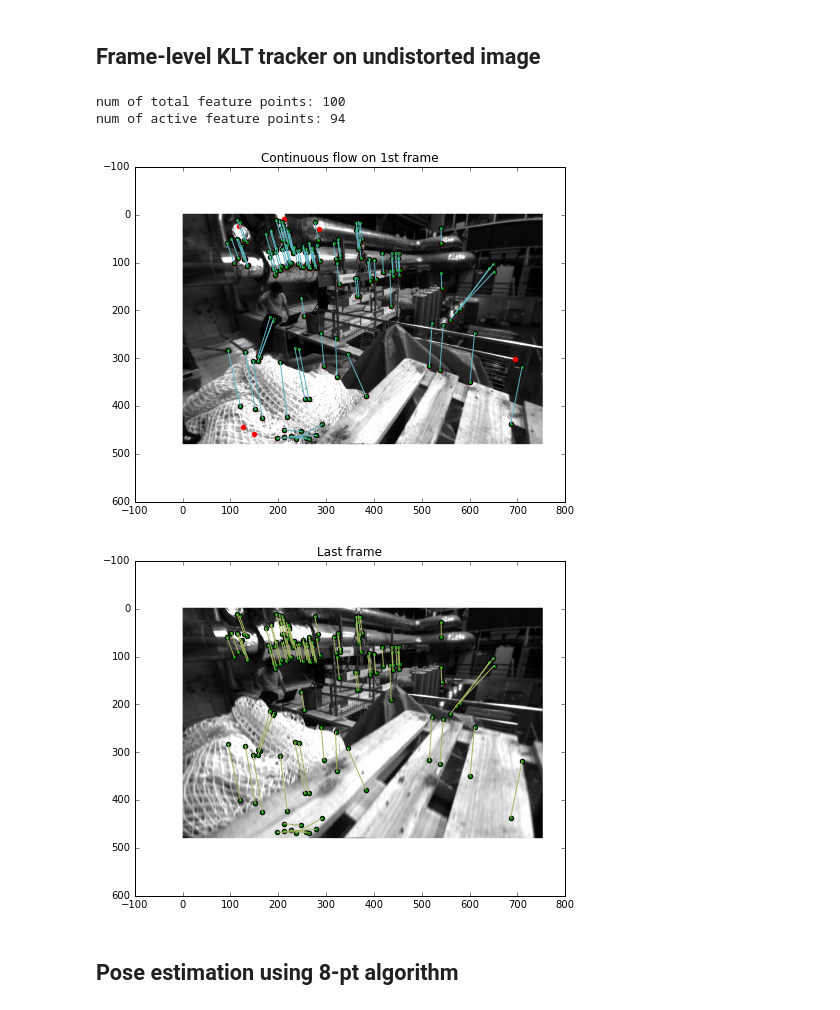
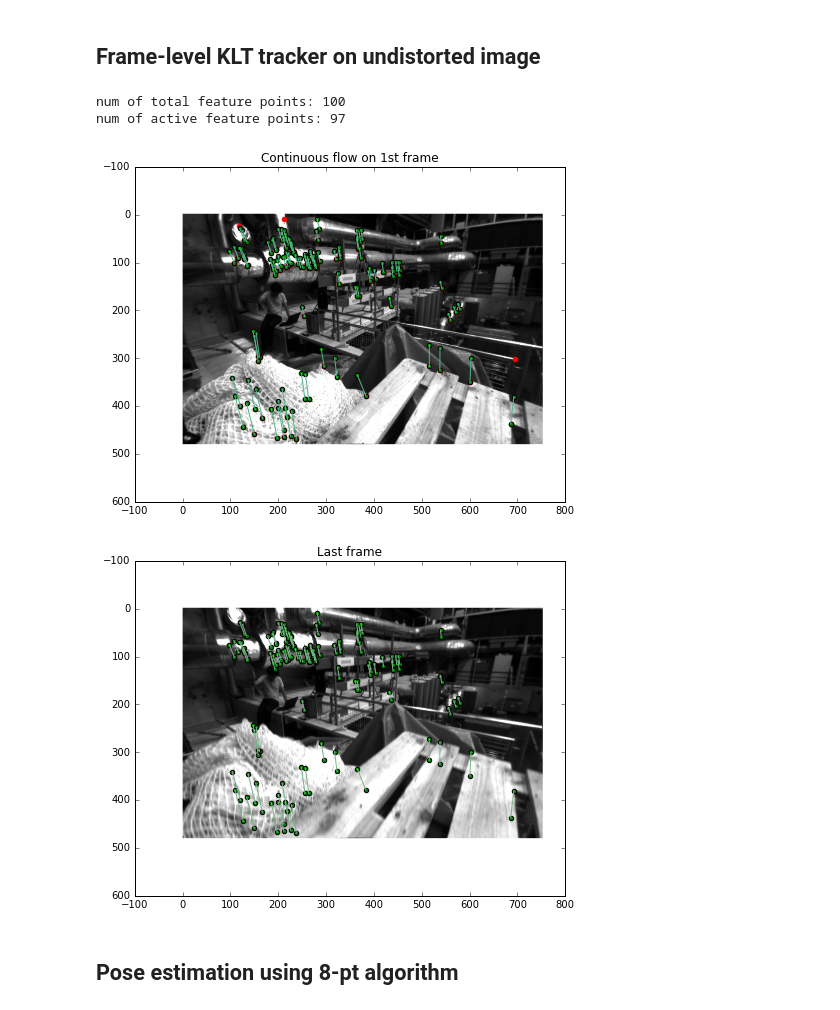
Before and after one commit to jinchenglee/EuRoC_MAV_dataset_tools, a Jupyter notebook: KLT_on_EuRoc_MAV_dataset.ipynb, the cells around one changed output. Saved outputs shown, nothing was run; the diff lists cells and outputs as text; code cells hidden in the pictures.

```diff
--- a/KLT_on_EuRoc_MAV_dataset.ipynb
+++ b/KLT_on_EuRoc_MAV_dataset.ipynb
@@ -217,7 +217,7 @@ lk_params = dict( winSize  = (15,15),
 cam0_img_list = np.sort(glob.glob(basedir+'mav0/cam0/data/*.png'))
 
 # No of frames to process
-frame_range = range(0, 10, 1)
+frame_range = range(0, 5, 1)
 
 #-------------
 # Processing cam
@@ -391,7 +391,7 @@ lk_params = dict( winSize  = (15,15),
 cam0_img_list = np.sort(glob.glob(basedir+'mav0/cam0/data/*.png'))
 
 # No of frames to process
-frame_range = range(0, 8, 7)
+frame_range = range(0, 5, 4)
 
 #-------------
 # Processing cam
@@ -453,36 +453,36 @@ for fr in frame_range:
 
     old_cam0 = cam0.copy()
 
     # Save pyplot image
     plt.savefig(str(fr).zfill(3)+'.png')
 
 # Show the image with continuous flow
 plt.show()
 
 # Draw last frame
 plt.figure(figsize=figsize)
 plt.imshow(cam0, cmap='gray')
 plt.title("Last frame")
 plt.scatter(good_old[:,0], good_old[:,1], linestyle='-', c='g')
 plt.scatter(good_new[:,0], good_new[:,1], linestyle='-', c='g')
 cur_rand_color = (np.random.rand(),0.7, np.random.rand(),1.0)
 
 for idx in range(good_old.shape[0]):
     plt.plot([good_old[idx,0], good_new[idx,0]],
                     [good_old[idx,1], good_new[idx,1]],
                     linestyle='-', color=cur_rand_color)
 plt.show()
 
 
     # Use opencv to show image
     #cv2.imshow('cam0',cam0)
     #k = cv2.waitKey(-1)
     #cv2.destroyAllWindows()
 # %% [output]
 num of total feature points: 100
-num of active feature points: 94
+num of active feature points: 97
-[figure, old version]
+[figure, new version]
-[figure, old version]
+[figure, new version]
 # %% [markdown]
 ## Pose estimation using 8-pt algorithm
 # %% [markdown]
```
Also changed, not shown: parts of 6 cells of this notebook.
